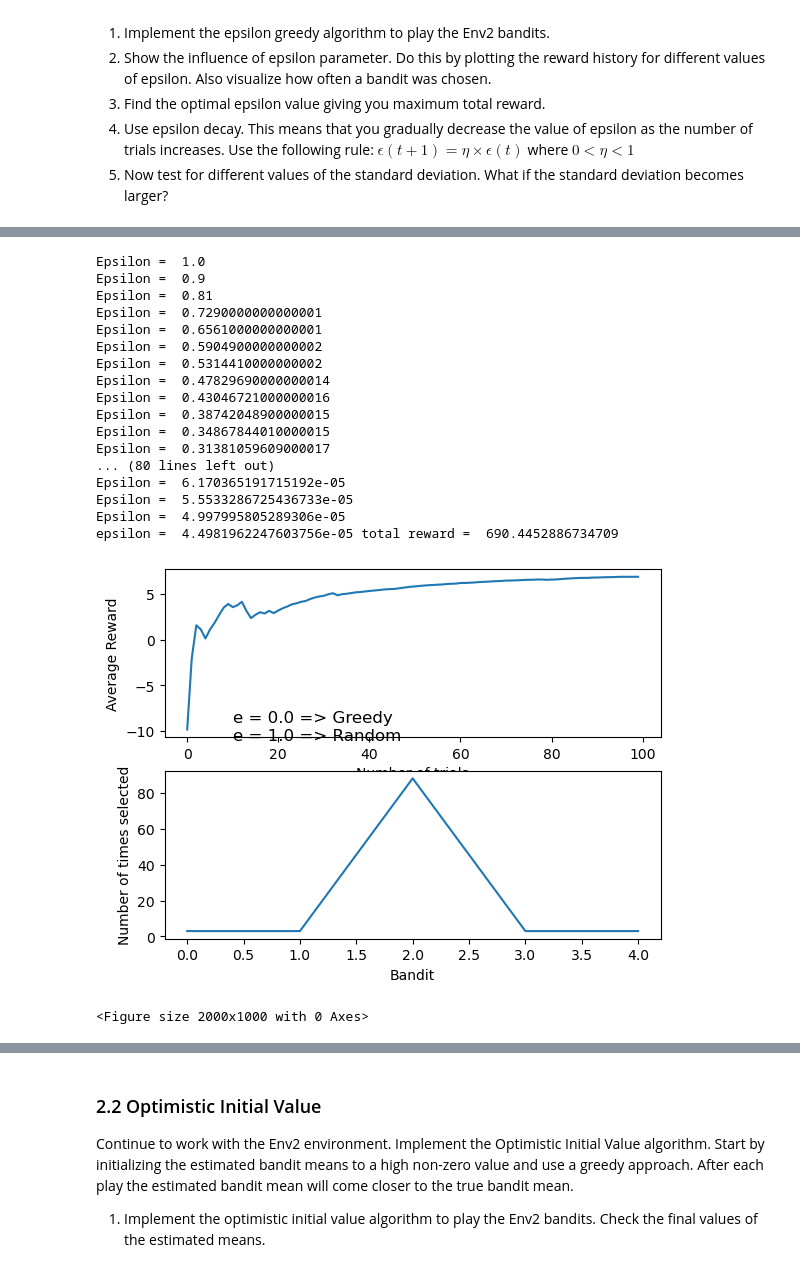
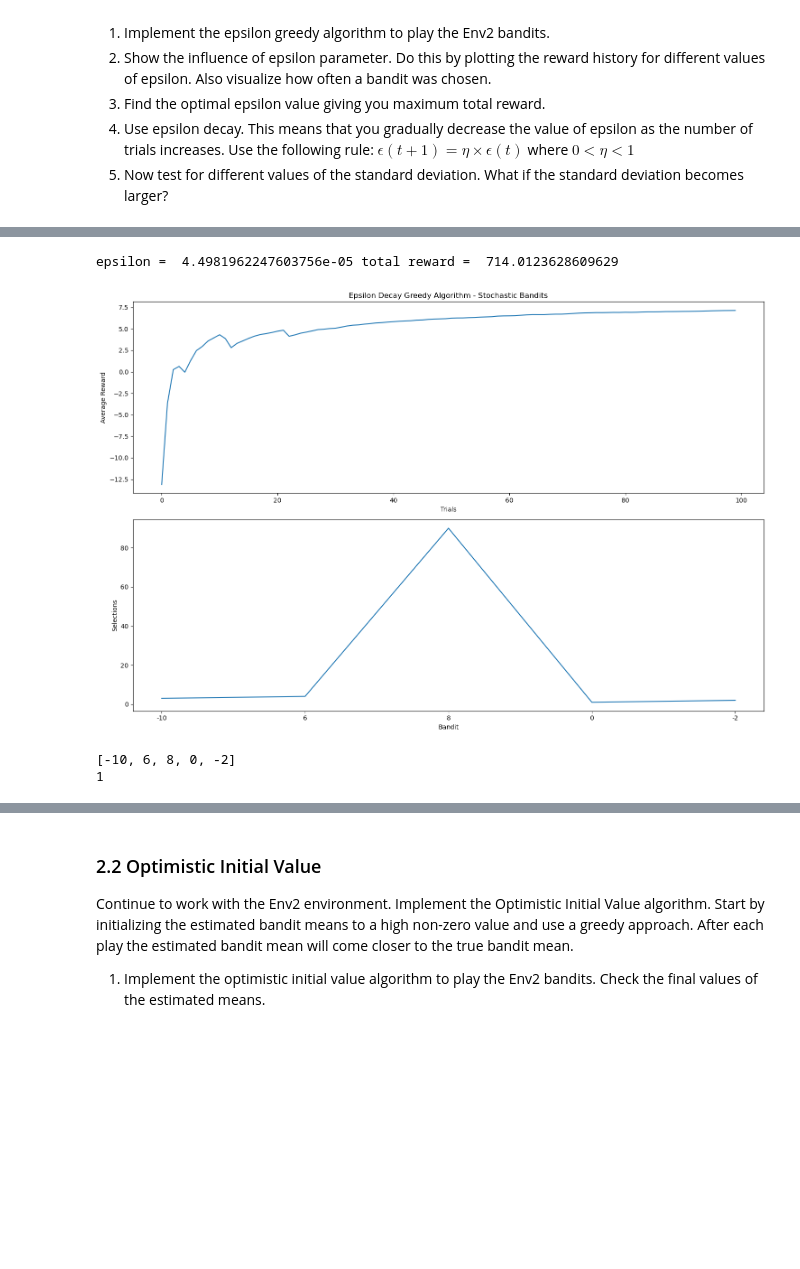
Before and after one commit to RichardVanraes/MAB, a Jupyter notebook: Session_02_Multi_Armed_Bandits_Assignment.ipynb, the cells around one changed output, grey strips where cells are left out. Drawn from its saved outputs; the diff is of its cells as text; code cells hidden in the pictures; blank space fills up the shorter version.

```diff
--- a/Session_02_Multi_Armed_Bandits_Assignment.ipynb
+++ b/Session_02_Multi_Armed_Bandits_Assignment.ipynb
@@ -187,61 +185,64 @@ means = np.zeros(Banditcount)
 rewards = []
 meanRewards = []
 totalReward = 0
 
 # Play the first 5 actions to set the initial estimated means
 for action in range(Banditcount):
     reward = Env2.step(action)
     rewards.append(reward)
     meanRewards.append(np.mean(rewards))
     means[action] = reward
     Bandits[action] = Bandits[action] + 1
     totalReward = totalReward + reward
 
 for _ in range(iterations-Banditcount):
     if np.random.random() < e:
         action = np.random.randint(Banditcount)
     else:
         action = np.argmax(means)
-    print('Epsilon = ', e)
     e = e * decay
     reward = Env2.step(action)
     rewards.append(reward)
     meanRewards.append(np.mean(rewards))
     Bandits[action] = Bandits[action] + 1
     means[action] = reward
     totalReward = totalReward + reward
 print('epsilon = ', e, 'total reward = ', totalReward)
-
-ax1 = plt.subplot(2,1,1)
-plt.plot(meanRewards)
-ax2 = plt.subplot(2,1,2)
-plt.plot(Bandits)
-plt.figure(figsize=(20,10))
-ax1.set_xlabel('Number of trials')
+fig, (ax1, ax2) = plt.subplots(nrows=2, figsize=(15, 10))
+ax1.plot(meanRewards)
+ax2.plot(Bandits)
+ax1.set_title('Epsilon Decay Greedy Algorithm - Stochastic Bandits')
+ax1.set_xlabel('Trials')
 ax1.set_ylabel('Average Reward')
-ax1.text(10, -9, 'e = 0.0 => Greedy', fontsize=12)
-ax1.text(10, -11, 'e = 1.0 => Random', fontsize=12)
 ax2.set_xlabel('Bandit')
-ax2.set_ylabel('Number of times selected')
-plt.tight_layout(rect=[0, 0.03, 1, 0.95])
+ax2.set_ylabel('Selections')
+ax2.set_xticks(range(Banditcount))
+ax2.set_xticklabels(Env2.means)
+plt.tight_layout()
 plt.show()
 # %% [output]
-Epsilon =  1.0
-Epsilon =  0.9
-Epsilon =  0.81
-Epsilon =  0.7290000000000001
-Epsilon =  0.6561000000000001
-Epsilon =  0.5904900000000002
-Epsilon =  0.5314410000000002
-Epsilon =  0.47829690000000014
-Epsilon =  0.43046721000000016
-Epsilon =  0.38742048900000015
-Epsilon =  0.34867844010000015
-Epsilon =  0.31381059609000017
-... (80 lines left out)
-Epsilon =  6.170365191715192e-05
-Epsilon =  5.5533286725436733e-05
-Epsilon =  4.997995805289306e-05
-epsilon =  4.4981962247603756e-05 total reward =  690.4452886734709
+epsilon =  4.4981962247603756e-05 total reward =  714.0123628609629
-[figure, old version]
+[figure, new version]
-<Figure size 2000x1000 with 0 Axes>
+# %%
+# Influence of standard deviation
+class BanditEnv_2:
+    def __init__(self):
+        self.means = [-10,6,8,0,-2]
+        self.std = 1
+
+    def reset(self,std=1):
+        self.means = [-10,6,8,0,-2]
+        self.std = std
+
+    def step(self,action):
+        self.action = action
+        return np.random.normal(self.means[self.action], self.std, 1)[0]
+
+# Create an Env2 object
+Env2 = BanditEnv_2()
+Env2.reset()
+print(Env2.means)
+print(Env2.std)
+# %% [output]
+[-10, 6, 8, 0, -2]
+1
```
Also changed, not shown: parts of 21 cells of this notebook.
